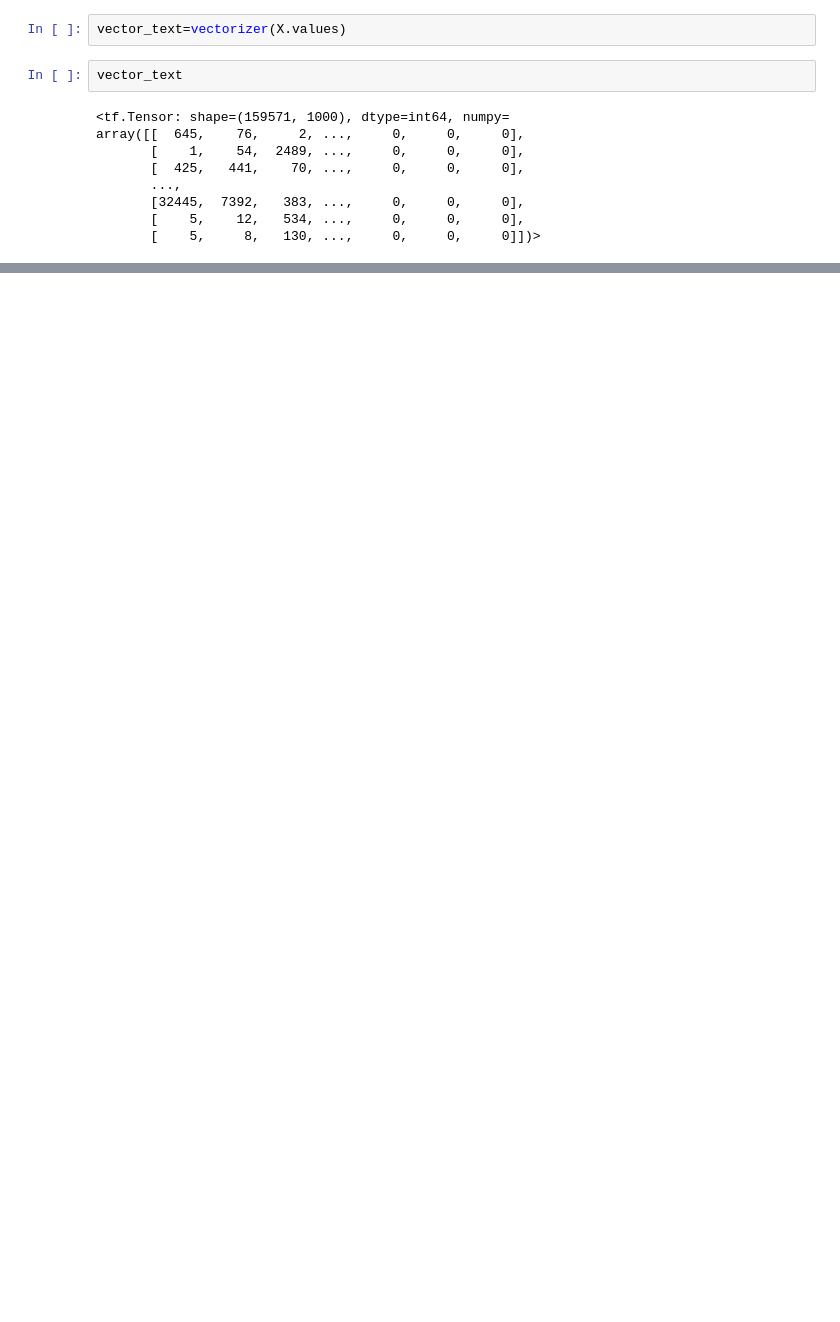
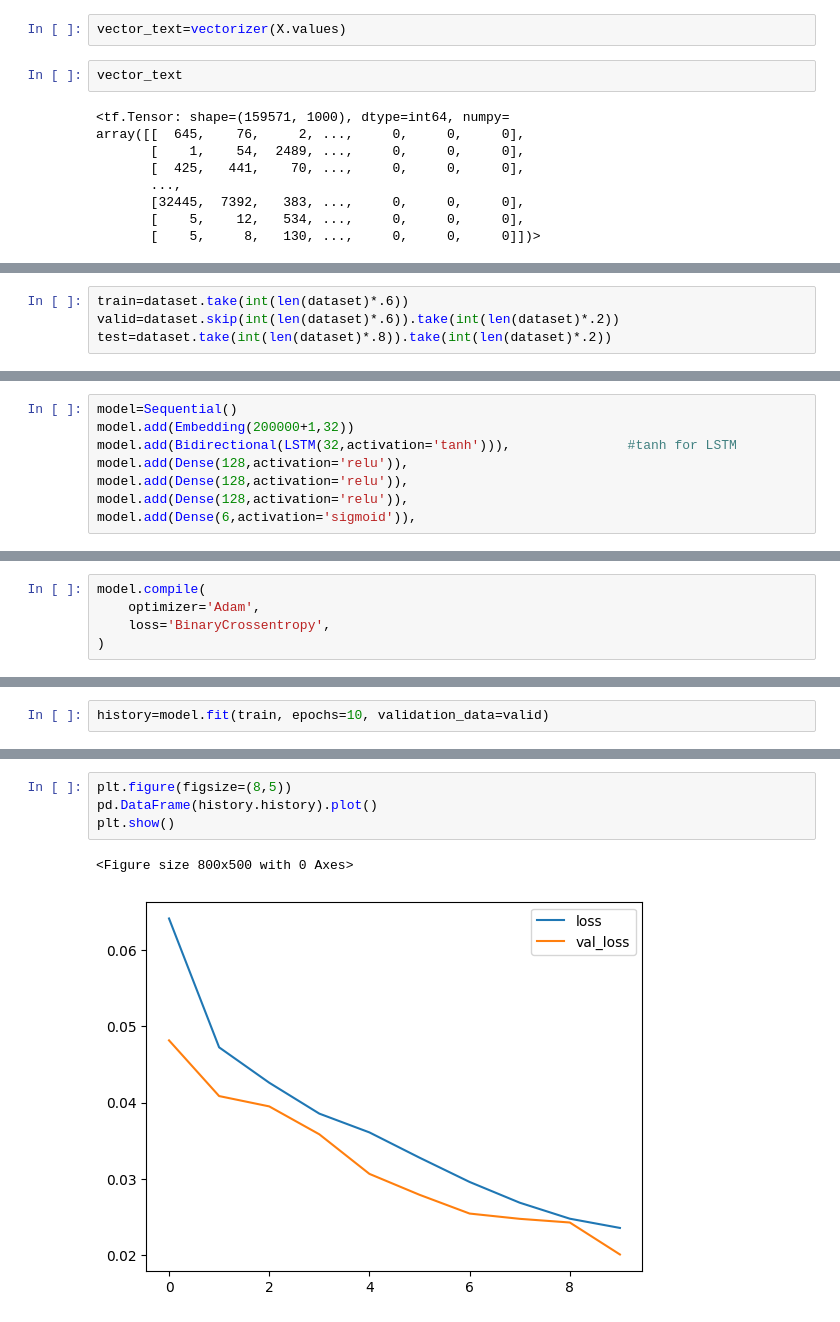
Before and after one commit to priyanshudutta04/Toxic-Comment-Identification, a Jupyter notebook: Comment_Toxicity.ipynb, the cells around one changed output, grey strips where cells are left out. Saved outputs shown, nothing was run; the diff lists cells and outputs as text; blank space fills up the shorter version.

```diff
--- a/Comment_Toxicity.ipynb
+++ b/Comment_Toxicity.ipynb
@@ -111,0 +71,4 @@ array([[  645,    76,     2, ...,     0,     0,     0],
+# %%
+train=dataset.take(int(len(dataset)*.6))
+valid=dataset.skip(int(len(dataset)*.6)).take(int(len(dataset)*.2))
+test=dataset.take(int(len(dataset)*.8)).take(int(len(dataset)*.2))
@@ -111,0 +99,8 @@ array([[  645,    76,     2, ...,     0,     0,     0],
+# %%
+model=Sequential()
+model.add(Embedding(200000+1,32))
+model.add(Bidirectional(LSTM(32,activation='tanh'))),               #tanh for LSTM
+model.add(Dense(128,activation='relu')),
+model.add(Dense(128,activation='relu')),
+model.add(Dense(128,activation='relu')),
+model.add(Dense(6,activation='sigmoid')),
@@ -111,0 +109,5 @@ array([[  645,    76,     2, ...,     0,     0,     0],
+# %%
+model.compile(
+    optimizer='Adam',
+    loss='BinaryCrossentropy',
+)
@@ -111,0 +134,2 @@ array([[  645,    76,     2, ...,     0,     0,     0],
+# %%
+history=model.fit(train, epochs=10, validation_data=valid)
@@ -111,0 +157,7 @@ array([[  645,    76,     2, ...,     0,     0,     0],
+# %%
+plt.figure(figsize=(8,5))
+pd.DataFrame(history.history).plot()
+plt.show()
+# %% [output]
+<Figure size 800x500 with 0 Axes>
+[figure, added]
```
Also changed, not shown: parts of 24 cells of this notebook.
